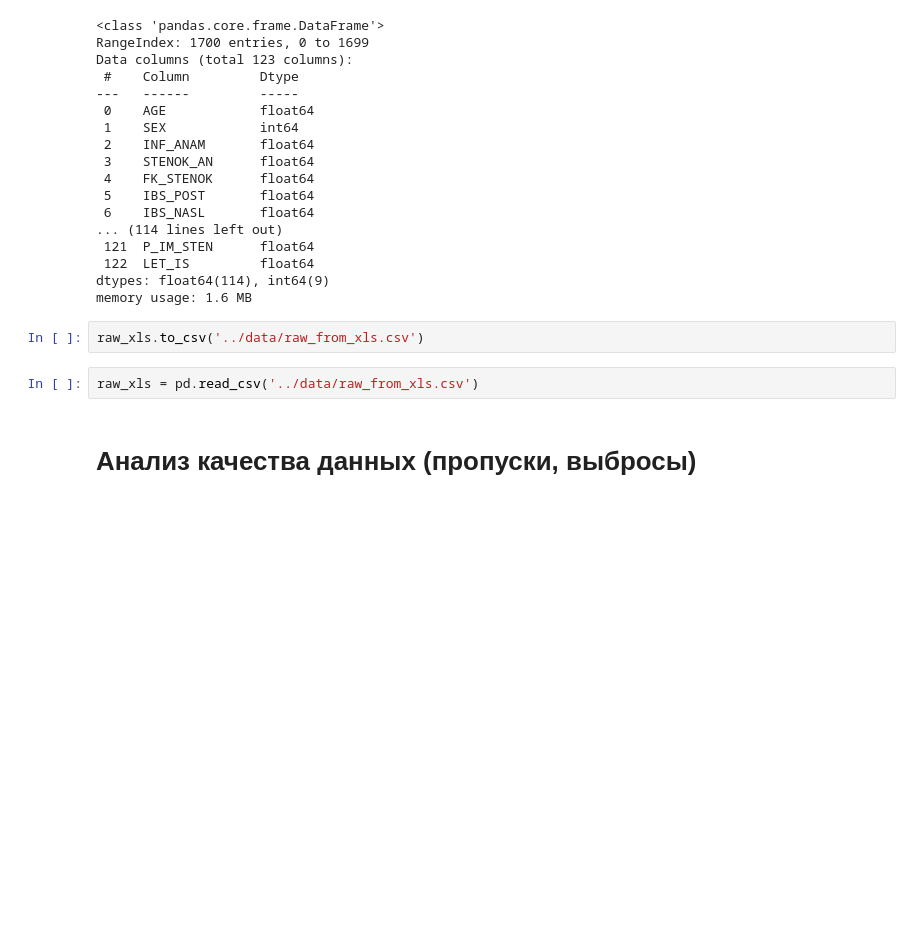
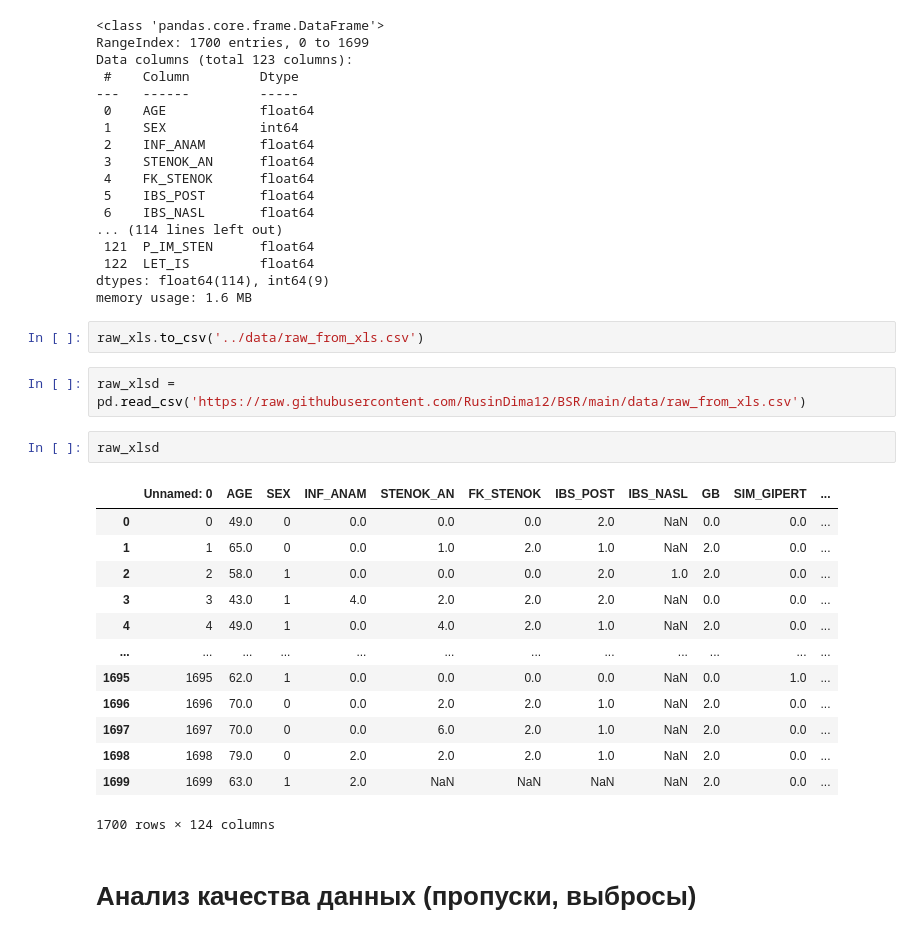
Before and after one commit to RusinDmitry/BSR, a Jupyter notebook: Scripts/read_raw_data.ipynb, the cells around one changed output. Saved outputs shown, nothing was run; the diff lists cells and outputs as text; blank space fills up the shorter version.

```diff
--- a/Scripts/read_raw_data.ipynb
+++ b/Scripts/read_raw_data.ipynb
@@ -48,7 +48,23 @@ memory usage: 1.6 MB
 # %%
 raw_xls.to_csv('../data/raw_from_xls.csv')
 # %%
-raw_xls = pd.read_csv('../data/raw_from_xls.csv')
+raw_xlsd = pd.read_csv('https://raw.githubusercontent.com/RusinDima12/BSR/main/data/raw_from_xls.csv')
+# %%
+raw_xlsd
+# %% [output]
+|  | Unnamed: 0 | AGE | SEX | INF_ANAM | STENOK_AN | FK_STENOK | IBS_POST | IBS_NASL | GB | SIM_GIPERT | ... |
+| 0 | 0 | 49.0 | 0 | 0.0 | 0.0 | 0.0 | 2.0 | NaN | 0.0 | 0.0 | ... |
+| 1 | 1 | 65.0 | 0 | 0.0 | 1.0 | 2.0 | 1.0 | NaN | 2.0 | 0.0 | ... |
+| 2 | 2 | 58.0 | 1 | 0.0 | 0.0 | 0.0 | 2.0 | 1.0 | 2.0 | 0.0 | ... |
+| 3 | 3 | 43.0 | 1 | 4.0 | 2.0 | 2.0 | 2.0 | NaN | 0.0 | 0.0 | ... |
+| 4 | 4 | 49.0 | 1 | 0.0 | 4.0 | 2.0 | 1.0 | NaN | 2.0 | 0.0 | ... |
+| ... | ... | ... | ... | ... | ... | ... | ... | ... | ... | ... | ... |
+| 1695 | 1695 | 62.0 | 1 | 0.0 | 0.0 | 0.0 | 0.0 | NaN | 0.0 | 1.0 | ... |
+| 1696 | 1696 | 70.0 | 0 | 0.0 | 2.0 | 2.0 | 1.0 | NaN | 2.0 | 0.0 | ... |
+| 1697 | 1697 | 70.0 | 0 | 0.0 | 6.0 | 2.0 | 1.0 | NaN | 2.0 | 0.0 | ... |
+| 1698 | 1698 | 79.0 | 0 | 2.0 | 2.0 | 2.0 | 1.0 | NaN | 2.0 | 0.0 | ... |
+| 1699 | 1699 | 63.0 | 1 | 2.0 | NaN | NaN | NaN | NaN | 2.0 | 0.0 | ... |
+1700 rows × 124 columns
 # %% [markdown]
 # Анализ качества данных (пропуски, выбросы)
 # %%
```
Also changed, not shown: 1 other file.
